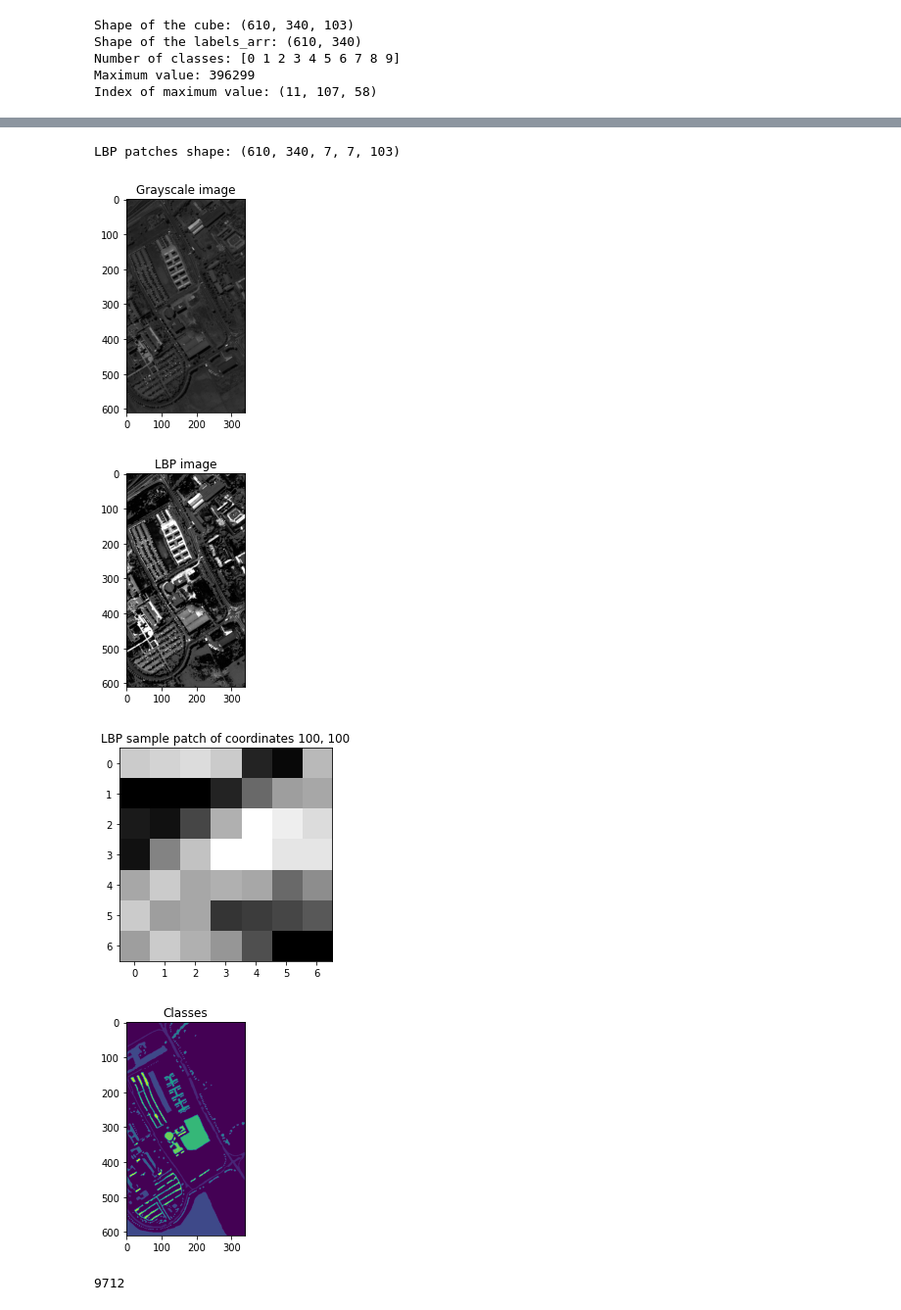
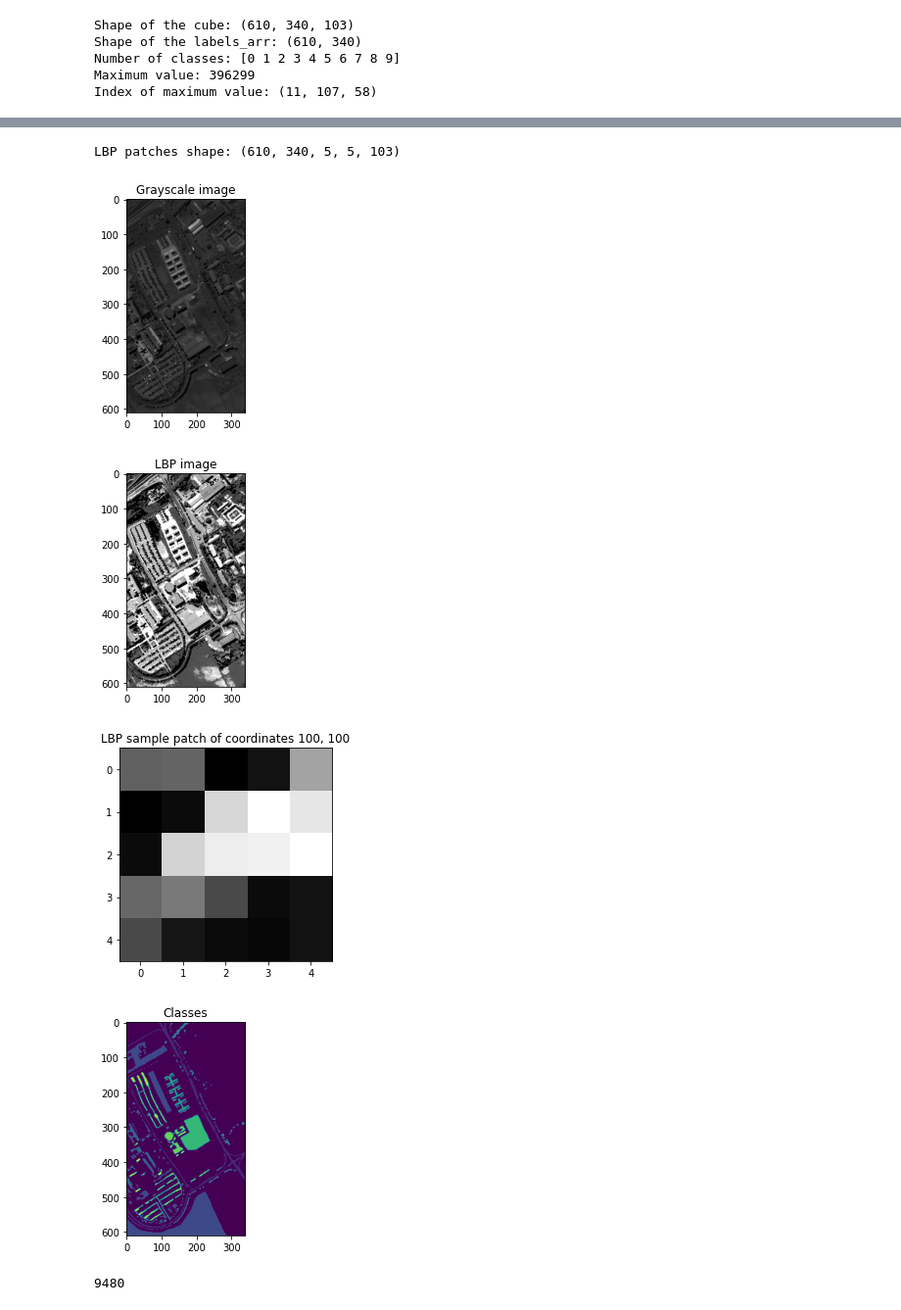
Before and after one commit to KubaSiwiec/hsi_spatial_spectral, a Jupyter notebook: hsi_learn_lbp.ipynb, the cells around one changed output, grey strips where cells are left out. Shown at 98% size. Drawn from its saved outputs; the diff is of its cells as text; code cells hidden in the pictures.

Commit message:
Fix naming, change np array data type

```diff
--- a/hsi_learn_lbp.ipynb
+++ b/hsi_learn_lbp.ipynb
@@ -232,7 +229,6 @@ Maximum value: 396299
 Index of maximum value: (11, 107, 58)
 # %%
 # apply lbp and clbp on image
-lbp_image = grey_to_lbp(data)
-print('LBP image shape: {}'.format(lbp_image.shape))
-# clbp_image = hsi_preprocessing.grey_to_clbp(data)
+processed_image = grey_to_clbp(data)
+print('LBP image shape: {}'.format(processed_image.shape))
 # %% [output]
@@ -255,62 +235,50 @@ lbp map: [[[0. 0. 0. ... 1. 1. 1.]
 LBP image shape: (610, 340, 103)
 # %%
 #crop patches
-patch_size = 7
-data_patches_lbp = get_patches(lbp_image, patch_size)
-print('LBP patches shape: {}'.format(data_patches_lbp.shape))
-# data_patches_clbp = hsi_preprocessing.get_patches(clbp_image, 3)
+patch_size = 5
+data_patches = get_patches(processed_image, patch_size)
+print('LBP patches shape: {}'.format(data_patches.shape))
 # %% [output]
-LBP patches shape: (610, 340, 7, 7, 103)
+LBP patches shape: (610, 340, 5, 5, 103)
 # %%
 '''
 Plotting images
 '''
 
 #compare greyscale image with lbp map
 plt.figure(1)
 plt.imshow(hs_to_grey(data), cmap='gray')
 plt.title("Grayscale image")
 
 plt.figure(2)
-plt.imshow(hs_to_grey(lbp_image), cmap='gray')
+plt.imshow(hs_to_grey(processed_image), cmap='gray')
 plt.title("LBP image")
-
-# plt.figure(3)
-# plt.imshow(hs_to_grey(clbp_image), cmap='gray')
-# plt.title("CLBP image")
 
 # present some patches of lbp data
 plt.figure(4)
 co_x = 100
 co_y = 100
-plt.imshow(hs_to_grey(data_patches_lbp[co_x, co_y]), cmap='gray')
+plt.imshow(hs_to_grey(data_patches[co_x, co_y]), cmap='gray')
 plt.title("LBP sample patch of coordinates {}, {}".format(co_x, co_y))
-
-# # present some patches of lbp data
-# plt.figure(5)
-# co_x = 11
-# co_y = 107
-# plt.imshow(hs_to_grey(data_patches_clbp[co_x, co_y, 0]), cmap='gray')
-# plt.title("LBP sample patch of coordinates {}, {}".format(co_x, co_y))
 
 plt.figure(6)
 plt.imshow(ground_truth)
 plt.title('Classes')
 
 plt.show()
 
 #free memory
 data = None
-lbp_image = None
+processed_image = None
 co_x = None
 co_y = None
 gc.collect()
 # %% [output]
 [figure]
-[figure, old version]
+[figure, new version]
-[figure, old version]
+[figure, new version]
 [figure]
-9712
+9480
 # %%
 '''
 Save patches and ground truth into arrays
```
Also changed, not shown: parts of 7 cells of this notebook.
